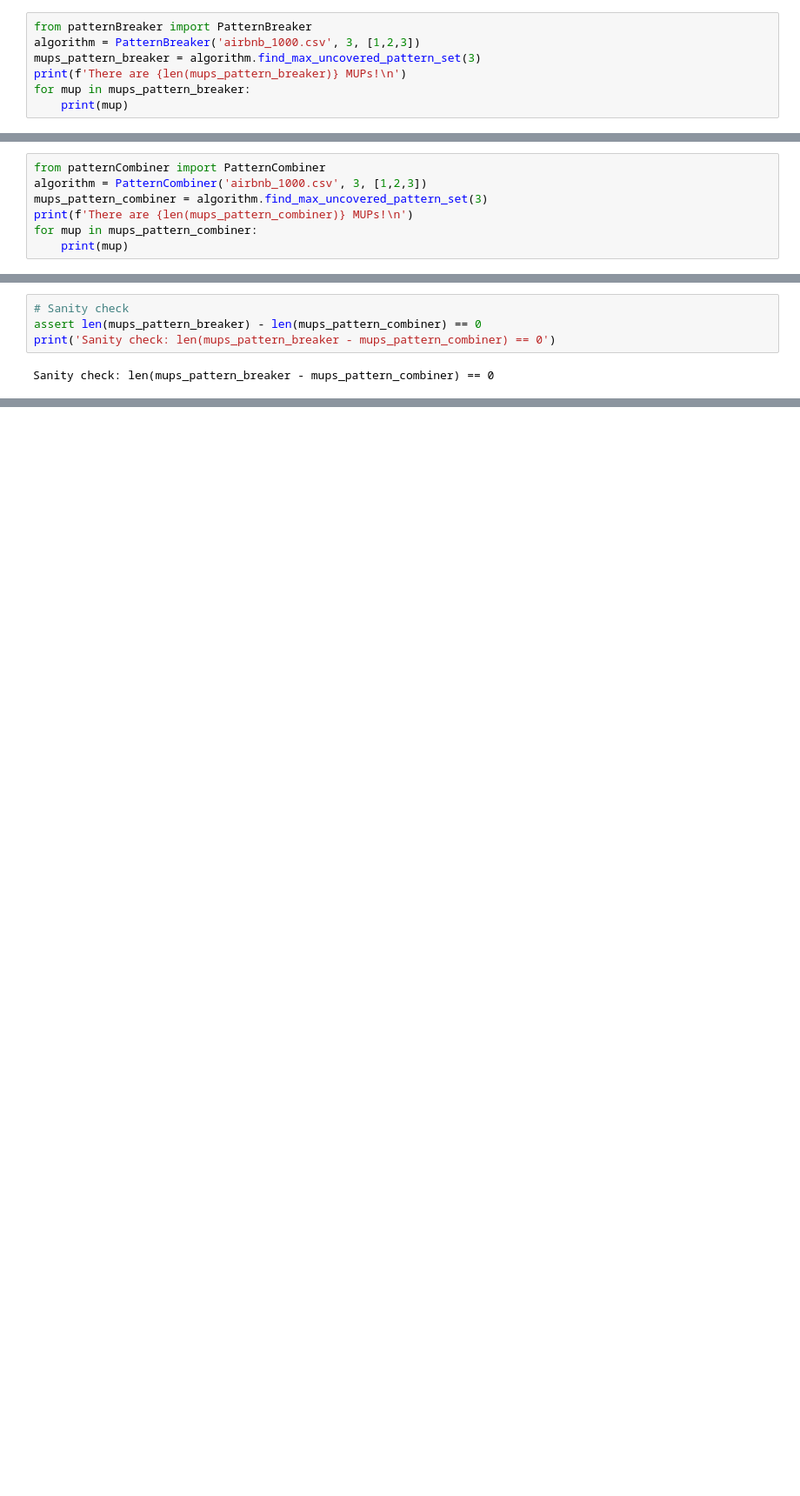
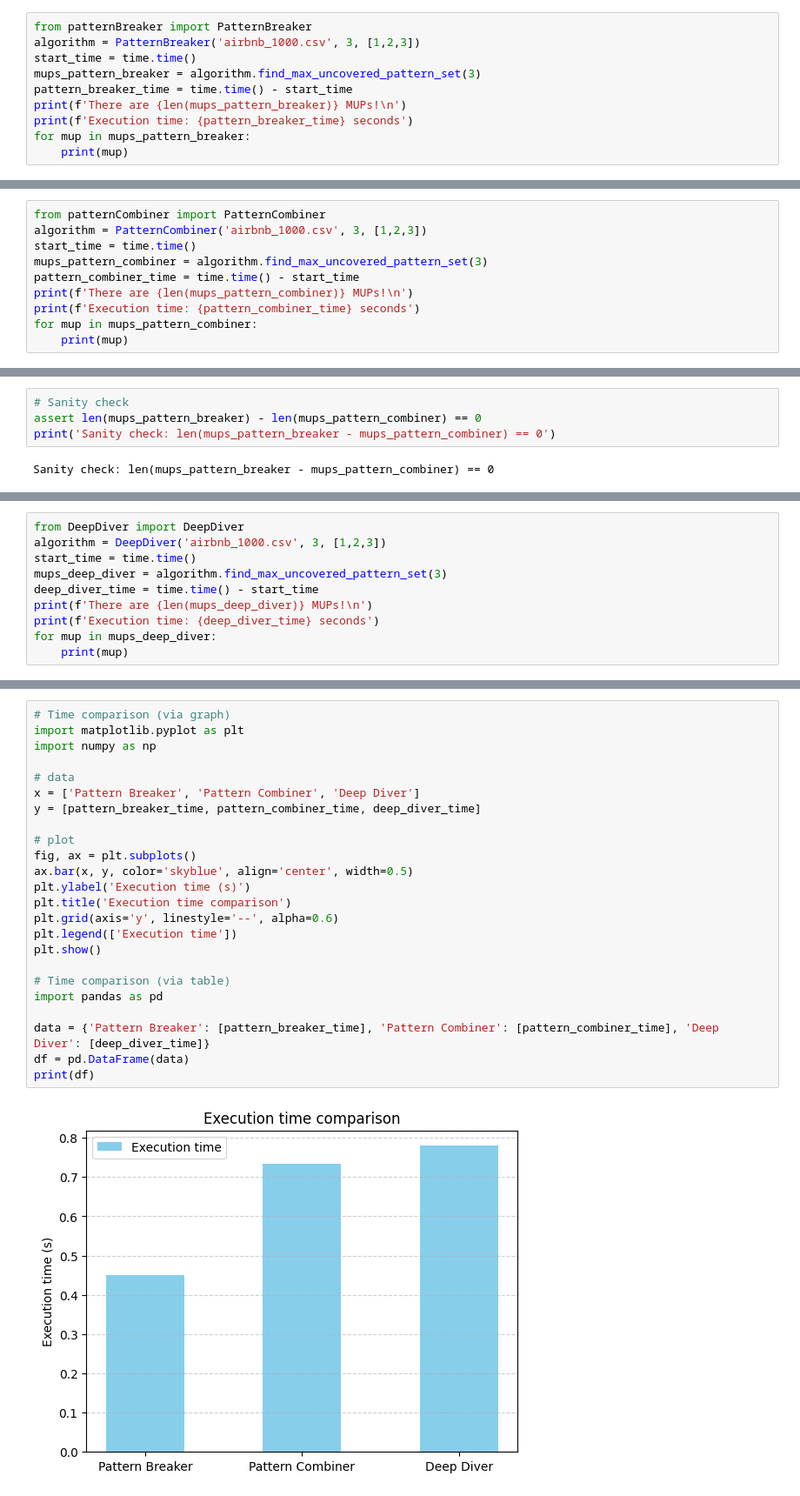
Before and after one commit to nirsurani132/dataManagementFinalProject25, a Jupyter notebook: experiments.ipynb, the cells around one changed output, grey strips where cells are left out. Shown at 87% size. Saved outputs shown, nothing was run; the diff lists cells and outputs as text; blank space fills up the shorter version.

Commit message:
DeepDiver implementation

```diff
--- a/experiments.ipynb
+++ b/experiments.ipynb
@@ -43,8 +44,11 @@ f'Attributes cardinalities:{cardinalities}'
 # %%
 from patternBreaker import PatternBreaker
 algorithm = PatternBreaker('airbnb_1000.csv', 3, [1,2,3])
+start_time = time.time()
 mups_pattern_breaker = algorithm.find_max_uncovered_pattern_set(3)
+pattern_breaker_time = time.time() - start_time
 print(f'There are {len(mups_pattern_breaker)} MUPs!\n')
+print(f'Execution time: {pattern_breaker_time} seconds')
 for mup in mups_pattern_breaker:
     print(mup)
 # %% [output]
@@ -72,8 +76,11 @@ x,x,7 (cov:2)
 # %%
 from patternCombiner import PatternCombiner
 algorithm = PatternCombiner('airbnb_1000.csv', 3, [1,2,3])
+start_time = time.time()
 mups_pattern_combiner = algorithm.find_max_uncovered_pattern_set(3)
+pattern_combiner_time = time.time() - start_time
 print(f'There are {len(mups_pattern_combiner)} MUPs!\n')
+print(f'Execution time: {pattern_combiner_time} seconds')
 for mup in mups_pattern_combiner:
     print(mup)
 # %% [output]
@@ -102,0 +122,10 @@ Sanity check: len(mups_pattern_breaker - mups_pattern_combiner) == 0
+# %%
+from DeepDiver import DeepDiver
+algorithm = DeepDiver('airbnb_1000.csv', 3, [1,2,3])
+start_time = time.time()
+mups_deep_diver = algorithm.find_max_uncovered_pattern_set(3)
+deep_diver_time = time.time() - start_time
+print(f'There are {len(mups_deep_diver)} MUPs!\n')
+print(f'Execution time: {deep_diver_time} seconds')
+for mup in mups_deep_diver:
+    print(mup)
@@ -102,0 +153,26 @@ Sanity check: len(mups_pattern_breaker - mups_pattern_combiner) == 0
+# %%
+# Time comparison (via graph)
+import matplotlib.pyplot as plt
+import numpy as np
+
+# data
+x = ['Pattern Breaker', 'Pattern Combiner', 'Deep Diver']
+y = [pattern_breaker_time, pattern_combiner_time, deep_diver_time]
+
+# plot
+fig, ax = plt.subplots()
+ax.bar(x, y, color='skyblue', align='center', width=0.5)
+plt.ylabel('Execution time (s)')
+plt.title('Execution time comparison')
+plt.grid(axis='y', linestyle='--', alpha=0.6)
+plt.legend(['Execution time'])
+plt.show()
+
+# Time comparison (via table)
+import pandas as pd
+
+data = {'Pattern Breaker': [pattern_breaker_time], 'Pattern Combiner': [pattern_combiner_time], 'Deep Diver': [deep_diver_time]}
+df = pd.DataFrame(data)
+print(df)
+# %% [output]
+[figure, added]
```
Also changed, not shown: parts of 8 cells of this notebook, 4 other files.
